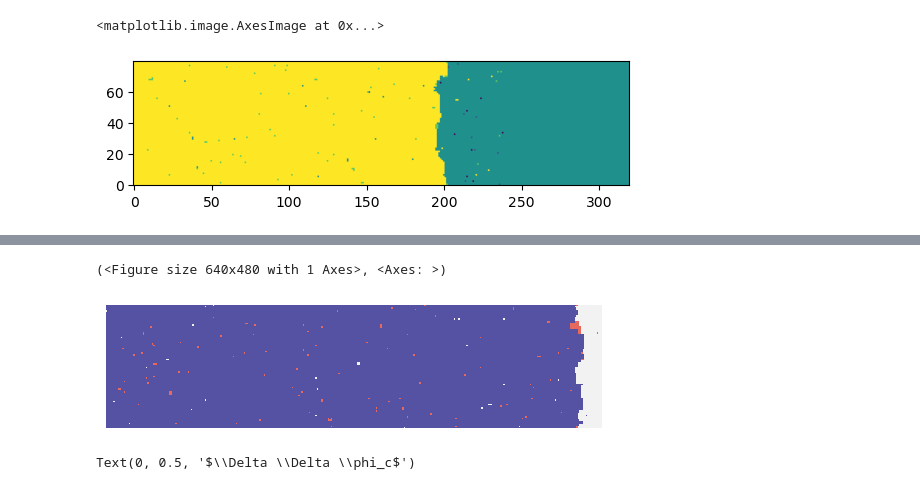
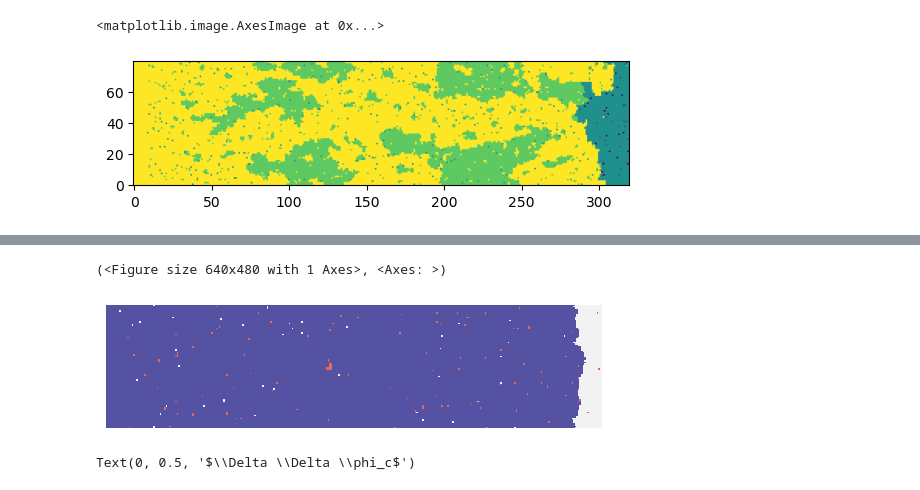
Before and after one commit to moritzobenauer/nesspy_analysis, a Jupyter notebook: notebook.ipynb, the cells around one changed output, grey strips where cells are left out. Drawn from its saved outputs; the diff is of its cells as text; code cells hidden in the pictures.

```diff
--- a/notebook.ipynb
+++ b/notebook.ipynb
@@ -1238,9 +151,9 @@ FileNotFoundError: [Errno 2] No such file or directory: '/Volumes/2025/research_
 # %%
-u = np.load("/Users/moritzobenauer/Downloads/savestate_lattice_384400000.npy")
+u = np.load("/Volumes/2025/research_nov_2025_data/ML_F0_D4_K1_SCHEME_6_BJ/-5.4/2025-11-20-09:15_4/lattice_final.npy")
 plt.imshow(u, origin='lower', cmap='viridis')
 # %% [output]
 <matplotlib.image.AxesImage at 0x...>
-[figure, old version]
+[figure, new version]
 # %%
 import nesspy_analysis as npa
 from pathlib import Path
@@ -1323,11 +236,14 @@ Message: 'Initialized DynamicalOrderDisorder analysis for'
 Arguments: ('scheme7',)
 [figure]
 # %%
-lattice = np.load("/Volumes/2025/research_nov_2025_data/ML_F0_D1_K1_SCHEME_7/-6.65/2025-11-13-14:24_4/lattice_final.npy")
+import numpy as np
+import matplotlib.pyplot as plt
+import nesspy_analysis as npa
+lattice = np.load("/Volumes/2025/research_nov_2025_data/ML_F-20_D0_K0/-6.9/2025-11-05-10:11_1/lattice_final.npy")
 npa.plot_lattice_clean(lattice)
 # %% [output]
 (<Figure size 640x480 with 1 Axes>, <Axes: >)
-[figure, old version]
+[figure, new version]
 # %%
 import numpy as np
 import matplotlib.pyplot as plt
```
Also changed, not shown: parts of 15 cells of this notebook, 5 other files.
